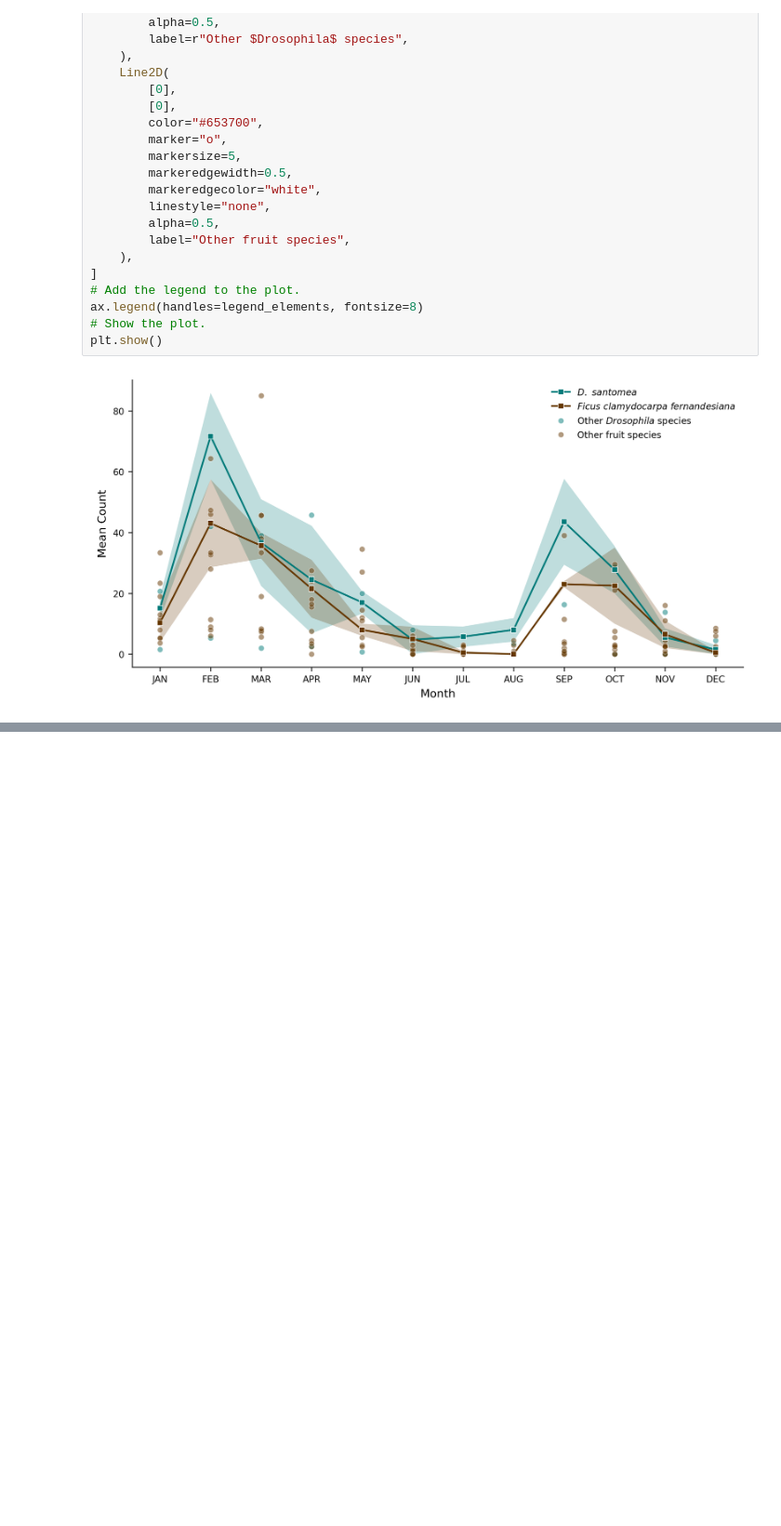
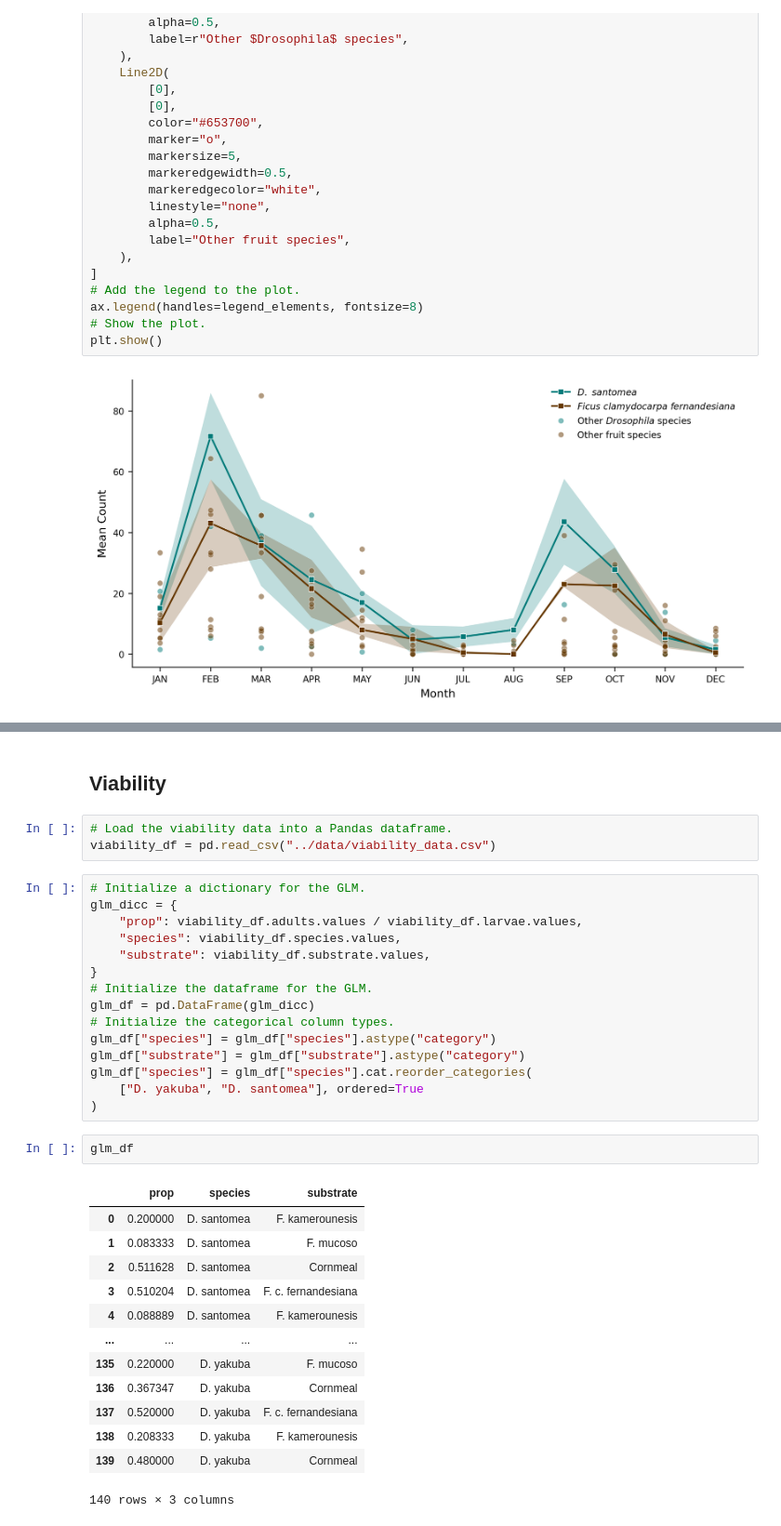
Before and after one commit to David-Peede/santomea_natural_history, a Jupyter notebook: notebooks/ecological_analyses.ipynb, the cells around one changed output, grey strips where cells are left out. Shown at 93% size. Saved outputs shown, nothing was run; the diff lists cells and outputs as text; blank space fills up the shorter version.

```diff
--- a/notebooks/ecological_analyses.ipynb
+++ b/notebooks/ecological_analyses.ipynb
@@ -629,0 +693,36 @@ plt.show()
+# %% [markdown]
+## Viability
+# %%
+# Load the viability data into a Pandas dataframe.
+viability_df = pd.read_csv("../data/viability_data.csv")
+# %%
+# Initialize a dictionary for the GLM.
+glm_dicc = {
+    "prop": viability_df.adults.values / viability_df.larvae.values,
+    "species": viability_df.species.values,
+    "substrate": viability_df.substrate.values,
+}
+# Initialize the dataframe for the GLM.
+glm_df = pd.DataFrame(glm_dicc)
+# Initialize the categorical column types.
+glm_df["species"] = glm_df["species"].astype("category")
+glm_df["substrate"] = glm_df["substrate"].astype("category")
+glm_df["species"] = glm_df["species"].cat.reorder_categories(
+    ["D. yakuba", "D. santomea"], ordered=True
+)
+# %%
+glm_df
+# %% [output]
+|  | prop | species | substrate |
+| 0 | 0.200000 | D. santomea | F. kamerounesis |
+| 1 | 0.083333 | D. santomea | F. mucoso |
+| 2 | 0.511628 | D. santomea | Cornmeal |
+| 3 | 0.510204 | D. santomea | F. c. fernandesiana |
+| 4 | 0.088889 | D. santomea | F. kamerounesis |
+| ... | ... | ... | ... |
+| 135 | 0.220000 | D. yakuba | F. mucoso |
+| 136 | 0.367347 | D. yakuba | Cornmeal |
+| 137 | 0.520000 | D. yakuba | F. c. fernandesiana |
+| 138 | 0.208333 | D. yakuba | F. kamerounesis |
+| 139 | 0.480000 | D. yakuba | Cornmeal |
+140 rows × 3 columns
```
Also changed, not shown: parts of 16 cells of this notebook, 1 other file.
